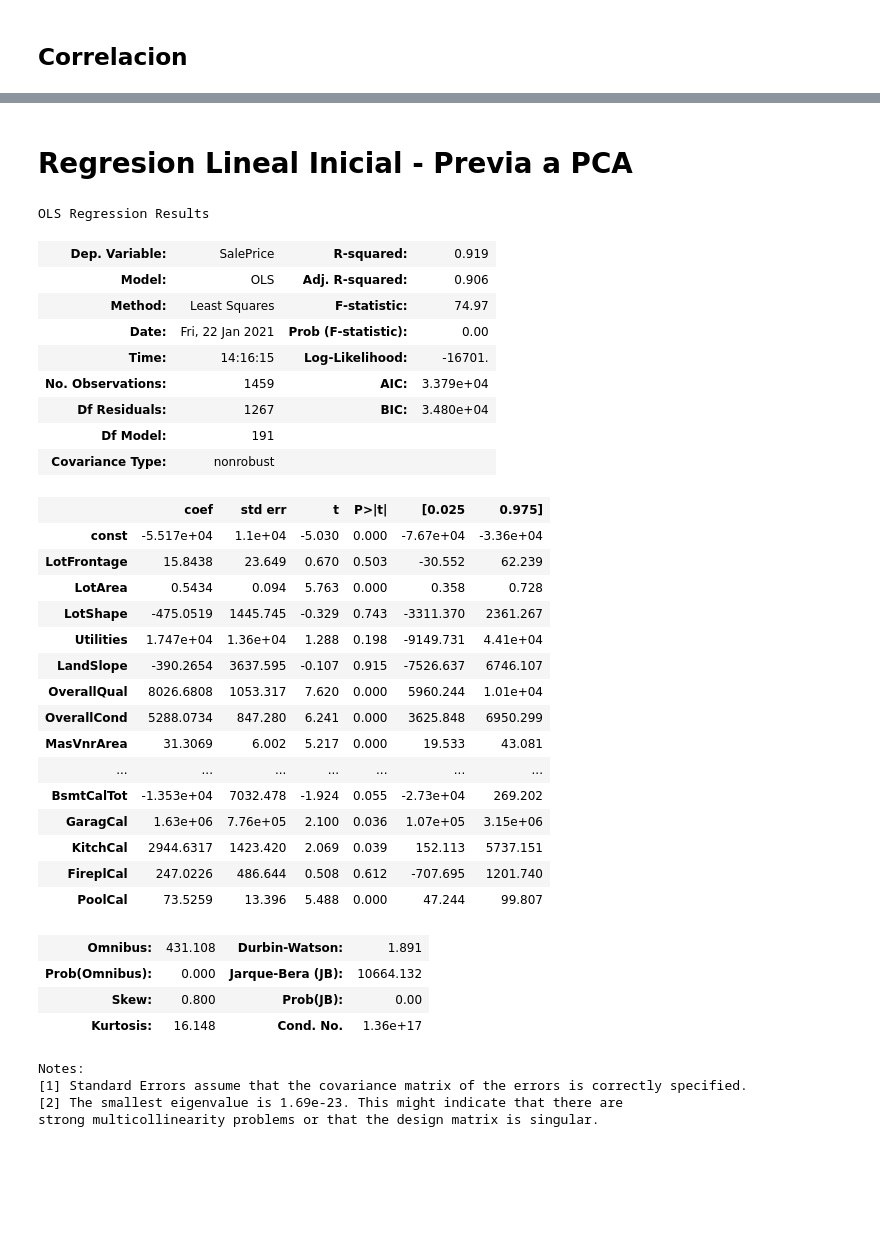
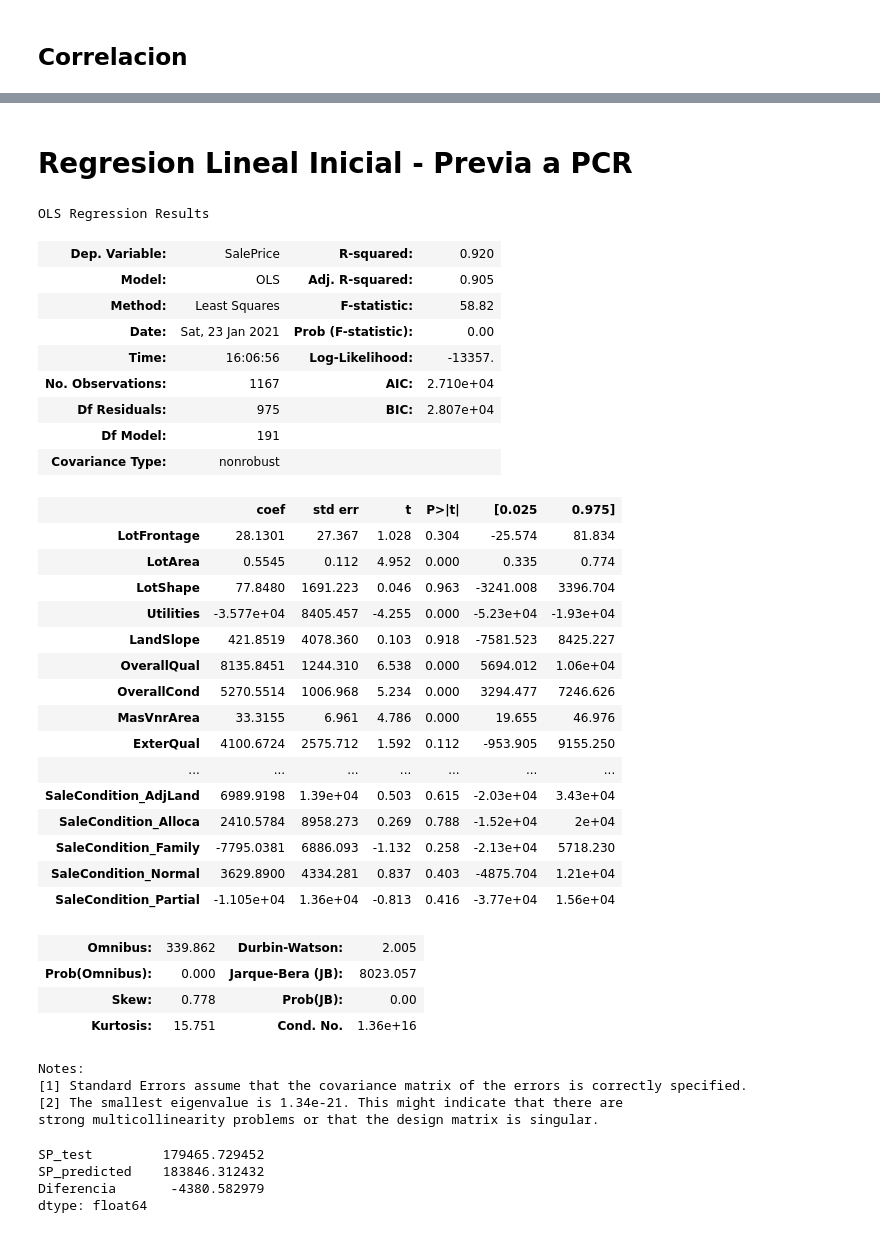
Before and after one commit to ta-data-mexpt/statistical-analysis-project, a Jupyter notebook: Proyecto_5_Ricardo_Fuentes.ipynb, the cells around one changed output, grey strips where cells are left out. Drawn from its saved outputs; the diff is of its cells as text; code cells hidden in the pictures; blank space fills up the shorter version.

```diff
--- a/Proyecto_5_Ricardo_Fuentes.ipynb
+++ b/Proyecto_5_Ricardo_Fuentes.ipynb
@@ -587,58 +560,73 @@ Name: SalePrice, Length: 216, dtype: float64
 # %%
 # Seguimos teniendo muchas variables, pero haremos un primer analisis realizando una regresion lineal y viendo que tal sale
 # %% [markdown]
-# Regresion Lineal Inicial - Previa a PCA
+# Regresion Lineal Inicial - Previa a PCR
 # %%
 # iniciamos eliminando el ID
 df.drop('Id',inplace=True,axis=1)
 # %%
 # generamos las variables
+
 y = df['SalePrice']
 x1 = df.drop('SalePrice',axis=1)
 
+# Separamos los datos para poder hacer el entrenamiento y la prueba
+x_train, x_test, y_train,y_test=train_test_split(x1,y,test_size=.2,random_state=77)
+
 # Agregamos la constante
-X = sm.add_constant(x1)
+X = sm.add_constant(x_train)
 
 # Generamos el modelo
-linreg_stats = sm.OLS(y, X).fit()
+linreg_stats = sm.OLS(y_train, X).fit()
 
 linreg_stats.summary()
 # %% [output]
 OLS Regression Results
-| Dep. Variable: | SalePrice | R-squared: | 0.919 |
-| Model: | OLS | Adj. R-squared: | 0.906 |
-| Method: | Least Squares | F-statistic: | 74.97 |
-| Date: | Fri, 22 Jan 2021 | Prob (F-statistic): | 0.00 |
-| Time: | 14:16:15 | Log-Likelihood: | -16701. |
-| No. Observations: | 1459 | AIC: | 3.379e+04 |
-| Df Residuals: | 1267 | BIC: | 3.480e+04 |
+| Dep. Variable: | SalePrice | R-squared: | 0.920 |
+| Model: | OLS | Adj. R-squared: | 0.905 |
+| Method: | Least Squares | F-statistic: | 58.82 |
+| Date: | Sat, 23 Jan 2021 | Prob (F-statistic): | 0.00 |
+| Time: | 16:06:56 | Log-Likelihood: | -13357. |
+| No. Observations: | 1167 | AIC: | 2.710e+04 |
+| Df Residuals: | 975 | BIC: | 2.807e+04 |
 | Df Model: | 191 |  |  |
 | Covariance Type: | nonrobust |  |  |
 |  | coef | std err | t | P>|t| | [0.025 | 0.975] |
-| const | -5.517e+04 | 1.1e+04 | -5.030 | 0.000 | -7.67e+04 | -3.36e+04 |
-| LotFrontage | 15.8438 | 23.649 | 0.670 | 0.503 | -30.552 | 62.239 |
-| LotArea | 0.5434 | 0.094 | 5.763 | 0.000 | 0.358 | 0.728 |
-| LotShape | -475.0519 | 1445.745 | -0.329 | 0.743 | -3311.370 | 2361.267 |
-| Utilities | 1.747e+04 | 1.36e+04 | 1.288 | 0.198 | -9149.731 | 4.41e+04 |
-| LandSlope | -390.2654 | 3637.595 | -0.107 | 0.915 | -7526.637 | 6746.107 |
-| OverallQual | 8026.6808 | 1053.317 | 7.620 | 0.000 | 5960.244 | 1.01e+04 |
-| OverallCond | 5288.0734 | 847.280 | 6.241 | 0.000 | 3625.848 | 6950.299 |
-| MasVnrArea | 31.3069 | 6.002 | 5.217 | 0.000 | 19.533 | 43.081 |
+| LotFrontage | 28.1301 | 27.367 | 1.028 | 0.304 | -25.574 | 81.834 |
+| LotArea | 0.5545 | 0.112 | 4.952 | 0.000 | 0.335 | 0.774 |
+| LotShape | 77.8480 | 1691.223 | 0.046 | 0.963 | -3241.008 | 3396.704 |
+| Utilities | -3.577e+04 | 8405.457 | -4.255 | 0.000 | -5.23e+04 | -1.93e+04 |
+| LandSlope | 421.8519 | 4078.360 | 0.103 | 0.918 | -7581.523 | 8425.227 |
+| OverallQual | 8135.8451 | 1244.310 | 6.538 | 0.000 | 5694.012 | 1.06e+04 |
+| OverallCond | 5270.5514 | 1006.968 | 5.234 | 0.000 | 3294.477 | 7246.626 |
+| MasVnrArea | 33.3155 | 6.961 | 4.786 | 0.000 | 19.655 | 46.976 |
+| ExterQual | 4100.6724 | 2575.712 | 1.592 | 0.112 | -953.905 | 9155.250 |
 | ... | ... | ... | ... | ... | ... | ... |
-| BsmtCalTot | -1.353e+04 | 7032.478 | -1.924 | 0.055 | -2.73e+04 | 269.202 |
-| GaragCal | 1.63e+06 | 7.76e+05 | 2.100 | 0.036 | 1.07e+05 | 3.15e+06 |
-| KitchCal | 2944.6317 | 1423.420 | 2.069 | 0.039 | 152.113 | 5737.151 |
-| FireplCal | 247.0226 | 486.644 | 0.508 | 0.612 | -707.695 | 1201.740 |
-| PoolCal | 73.5259 | 13.396 | 5.488 | 0.000 | 47.244 | 99.807 |
+| SaleCondition_AdjLand | 6989.9198 | 1.39e+04 | 0.503 | 0.615 | -2.03e+04 | 3.43e+04 |
+| SaleCondition_Alloca | 2410.5784 | 8958.273 | 0.269 | 0.788 | -1.52e+04 | 2e+04 |
+| SaleCondition_Family | -7795.0381 | 6886.093 | -1.132 | 0.258 | -2.13e+04 | 5718.230 |
+| SaleCondition_Normal | 3629.8900 | 4334.281 | 0.837 | 0.403 | -4875.704 | 1.21e+04 |
+| SaleCondition_Partial | -1.105e+04 | 1.36e+04 | -0.813 | 0.416 | -3.77e+04 | 1.56e+04 |
-| Omnibus: | 431.108 | Durbin-Watson: | 1.891 |
-| Prob(Omnibus): | 0.000 | Jarque-Bera (JB): | 10664.132 |
-| Skew: | 0.800 | Prob(JB): | 0.00 |
-| Kurtosis: | 16.148 | Cond. No. | 1.36e+17 |
+| Omnibus: | 339.862 | Durbin-Watson: | 2.005 |
+| Prob(Omnibus): | 0.000 | Jarque-Bera (JB): | 8023.057 |
+| Skew: | 0.778 | Prob(JB): | 0.00 |
+| Kurtosis: | 15.751 | Cond. No. | 1.36e+16 |
 Notes:
 [1] Standard Errors assume that the covariance matrix of the errors is correctly specified.
-[2] The smallest eigenvalue is 1.69e-23. This might indicate that there are
+[2] The smallest eigenvalue is 1.34e-21. This might indicate that there are
 strong multicollinearity problems or that the design matrix is singular.
 # %%
 # Obtuvimos una R2 muy cercana a 1, parece buena, sin embargo, tambien puede significar un overfiting.
 # Veamos que es lo que se puede hacer con esta prediccion.
+# comparamos los precios de entrenamiento vs los de prediccion
+prediccion = linreg_stats.predict(x_test)
+
+predicciones = pd.DataFrame({'SP_test':y_test,'SP_predicted':round(prediccion,2)})
+predicciones['Diferencia'] = predicciones.SP_test - predicciones.SP_predicted
+predicciones.mean()
+# %% [output]
+SP_test         179465.729452
+SP_predicted    183846.312432
+Diferencia       -4380.582979
+dtype: float64
 # %% [markdown]
```
Also changed, not shown: parts of 16 cells of this notebook, 2 other files.
